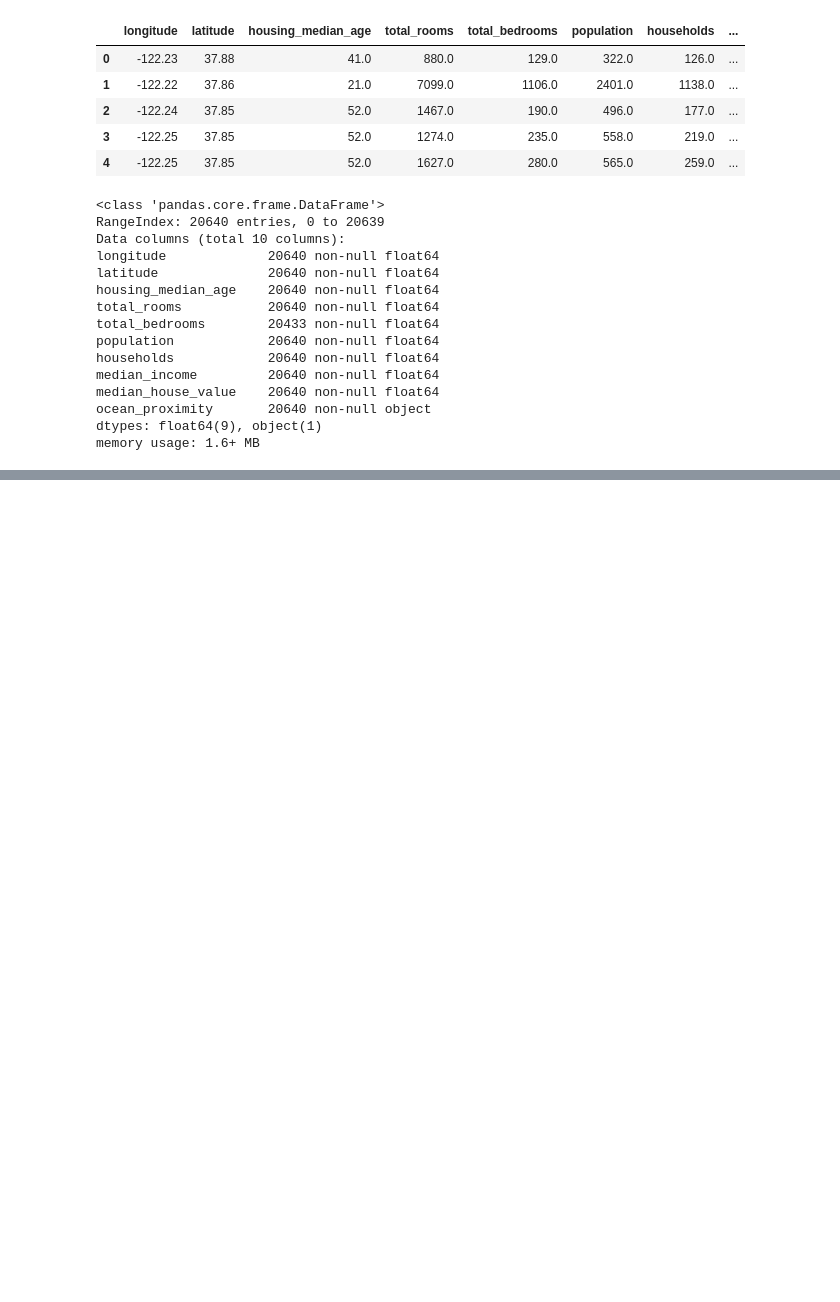
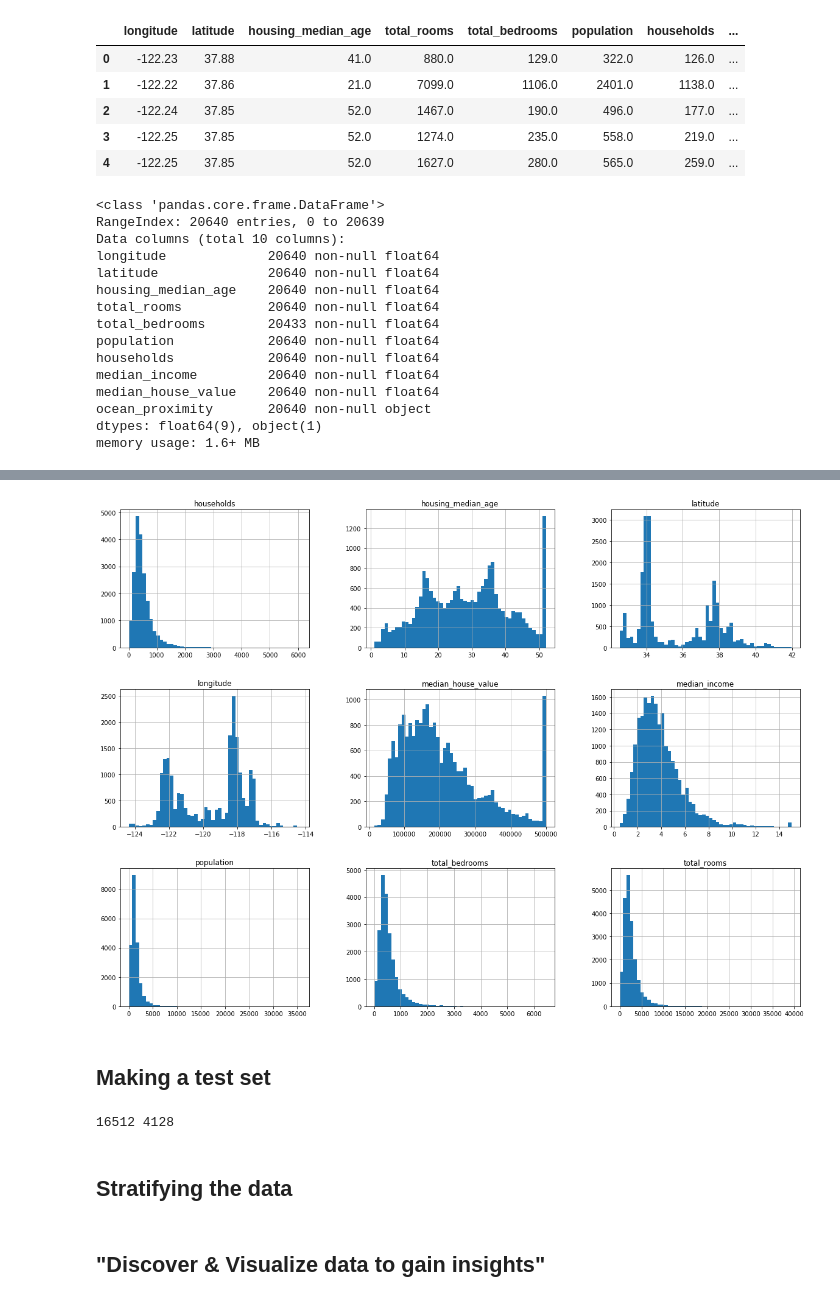
Before and after one commit to stberg3/mtg_scrape, a Jupyter notebook: ML_tutorials/HousingNotebook.ipynb, the cells around one changed output, grey strips where cells are left out. Cells and saved outputs as stored; diff of their text form; code cells hidden in the pictures; blank space fills up the shorter version.

Commit message:
Reached pp 62... more data cleaning

```diff
--- a/ML_tutorials/HousingNotebook.ipynb
+++ b/ML_tutorials/HousingNotebook.ipynb
@@ -1,7 +1,13 @@
 # %%
 import pandas as pd
+from sys import platform as my_os
 
-DATA_PATH = ".\datasets\housing.csv"
+DATA_PATH = None
+
+if my_os == 'linux':
+    DATA_PATH = "./datasets/housing.csv"
+else:
+    DATA_PATH = ".\datasets\housing.csv"
 
 def load_housing_data(csv_path=DATA_PATH):
     return pd.read_csv(csv_path)
@@ -35,0 +63,9 @@ memory usage: 1.6+ MB
+# %%
+%matplotlib inline
+import matplotlib.pyplot as plt
+housing.hist(bins=50, figsize=(20,15))
+plt.show()
+# %% [output]
+[figure, added]
+# %% [markdown]
+## Making a test set
@@ -35,0 +93,11 @@ memory usage: 1.6+ MB
+# %%
+from pickle import load
+
+train_set = load(open("train_data.pickle", "rb"))
+test_set = load(open("test_data.pickle", "rb"))
+
+print(len(train_set), len(test_set))
+# %% [output]
+16512 4128
+# %% [markdown]
+## Stratifying the data
@@ -35,0 +119,2 @@ memory usage: 1.6+ MB
+# %% [markdown]
+## "Discover & Visualize data to gain insights"
```
Also changed, not shown: parts of 22 cells of this notebook.
